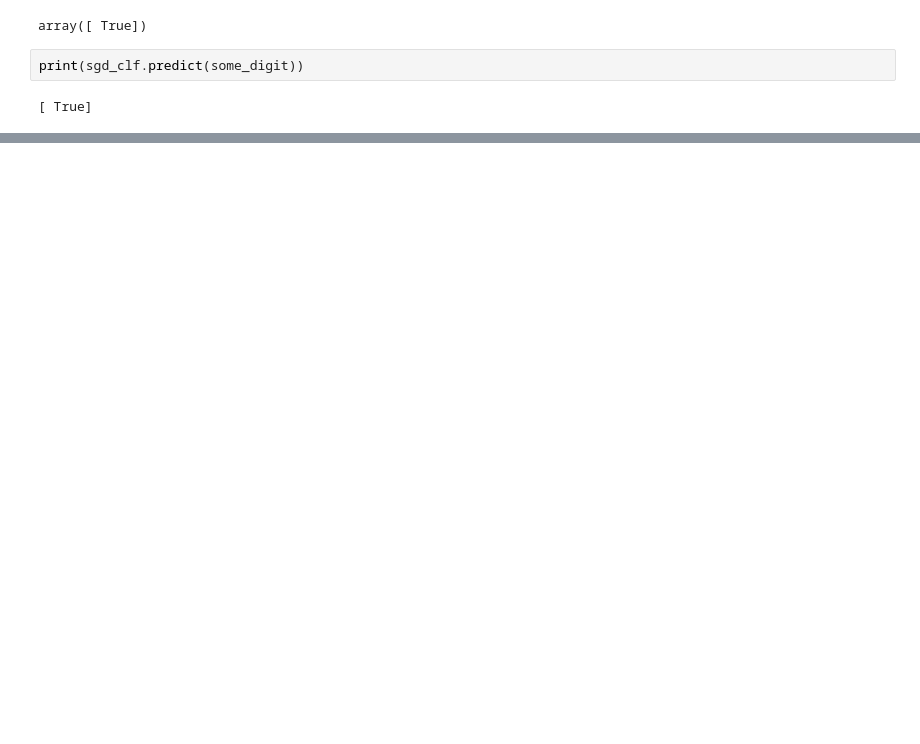
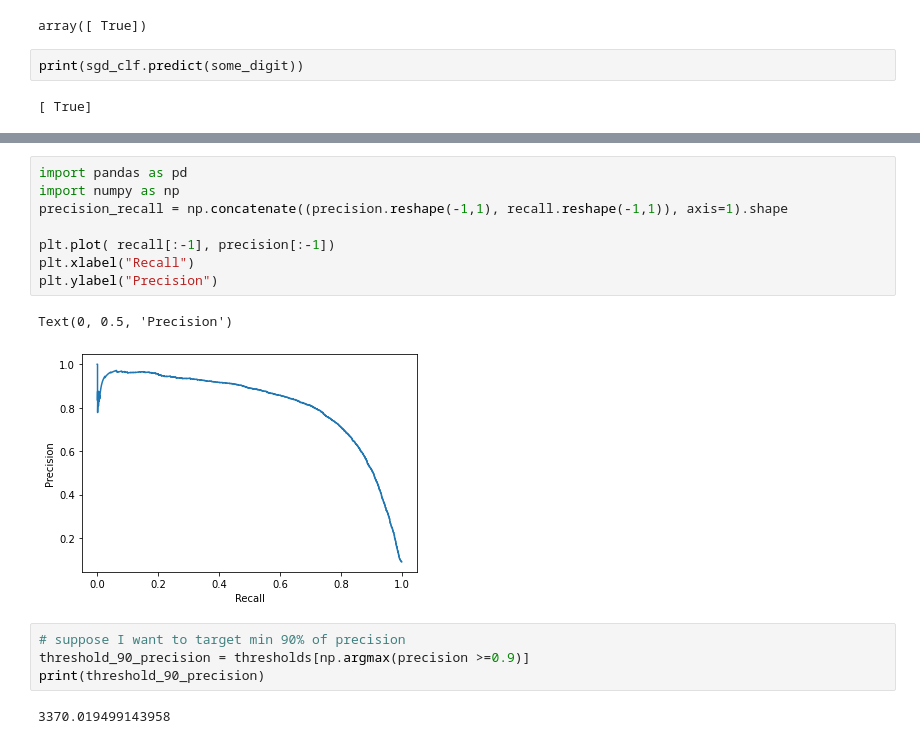
Before and after one commit to jiayuanteng/Hands_on_ML2, a Jupyter notebook: 3_Classification.ipynb, the cells around one changed output, grey strips where cells are left out. Drawn from its saved outputs; the diff is of its cells as text; blank space fills up the shorter version.

```diff
--- a/3_Classification.ipynb
+++ b/3_Classification.ipynb
@@ -83,0 +214,17 @@ X_train[0:1]
+# %%
+import pandas as pd
+import numpy as np
+precision_recall = np.concatenate((precision.reshape(-1,1), recall.reshape(-1,1)), axis=1).shape
+
+plt.plot( recall[:-1], precision[:-1])
+plt.xlabel("Recall")
+plt.ylabel("Precision")
+# %% [output]
+Text(0, 0.5, 'Precision')
+[figure, added]
+# %%
+# suppose I want to target min 90% of precision
+threshold_90_precision = thresholds[np.argmax(precision >=0.9)]
+print(threshold_90_precision)
+# %% [output]
+3370.019499143958
```
Also changed, not shown: parts of 24 cells of this notebook.
